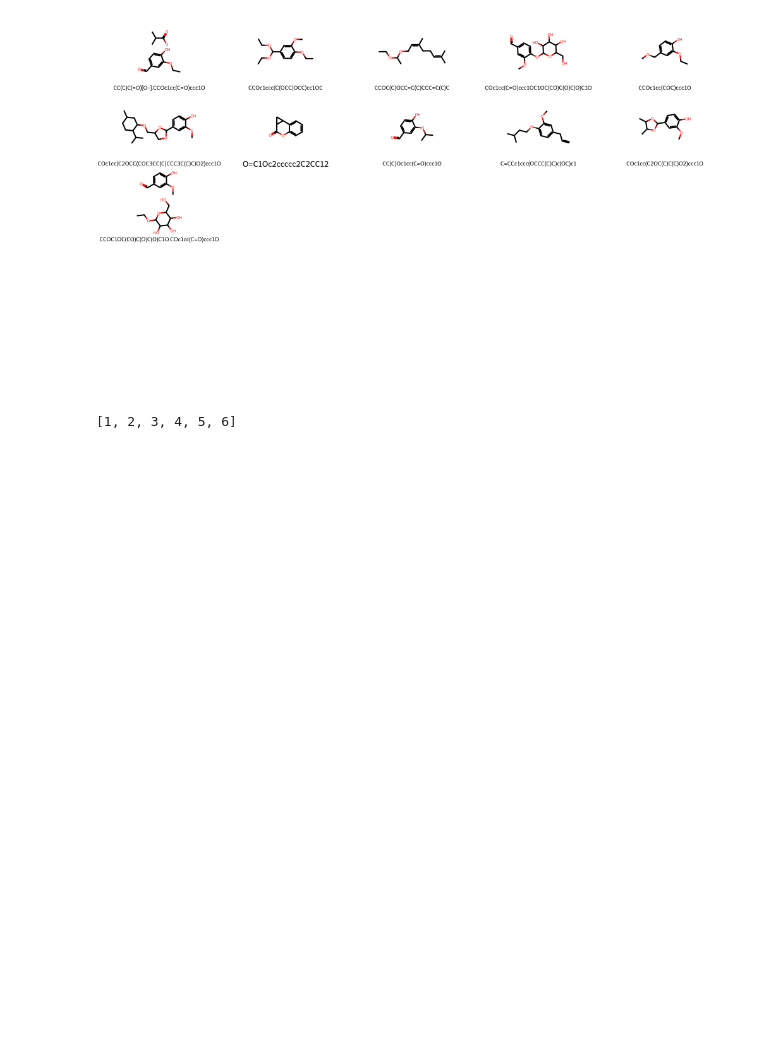
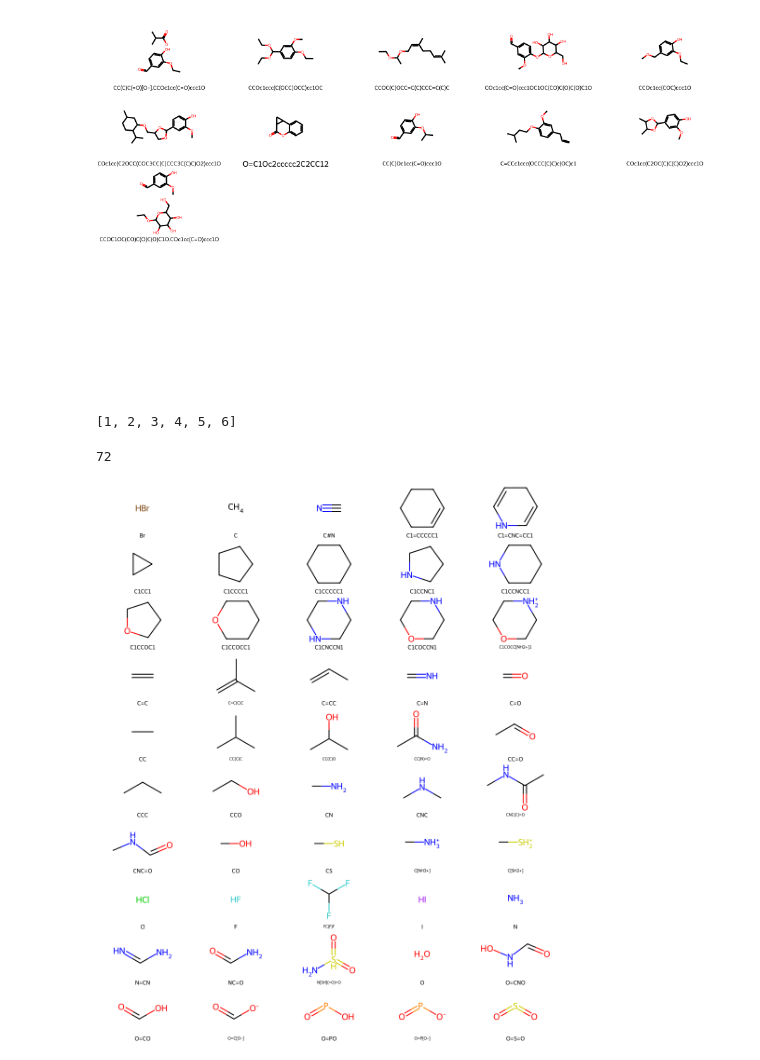
Before and after one commit to paul673/GFN-Odor-Calculations, a Jupyter notebook: get_mol_frags.ipynb, the cells around one changed output. Saved outputs shown, nothing was run; the diff lists cells and outputs as text; code cells hidden in the pictures; blank space fills up the shorter version.

Commit message:
working fragment version

```diff
--- a/get_mol_frags.ipynb
+++ b/get_mol_frags.ipynb
@@ -87,0 +147,12 @@ MolsToGridImage(mols[100:], molsPerRow=5, subImgSize=(200, 120), legends=labels[
+# %%
+len(FRAGMENTS)
+# %% [output]
+72
+# %%
+
+frags = [Chem.MolFromSmiles(smiles[0]) for smiles in FRAGMENTS]
+frag_labels = [smiles[0] for smiles in FRAGMENTS]
+
+MolsToGridImage(frags[:50], molsPerRow=5, subImgSize=(200, 120),legends=frag_labels[:50])
+# %% [output]
+[figure, added]
```
Also changed, not shown: parts of 20 cells of this notebook, 32 other files.
